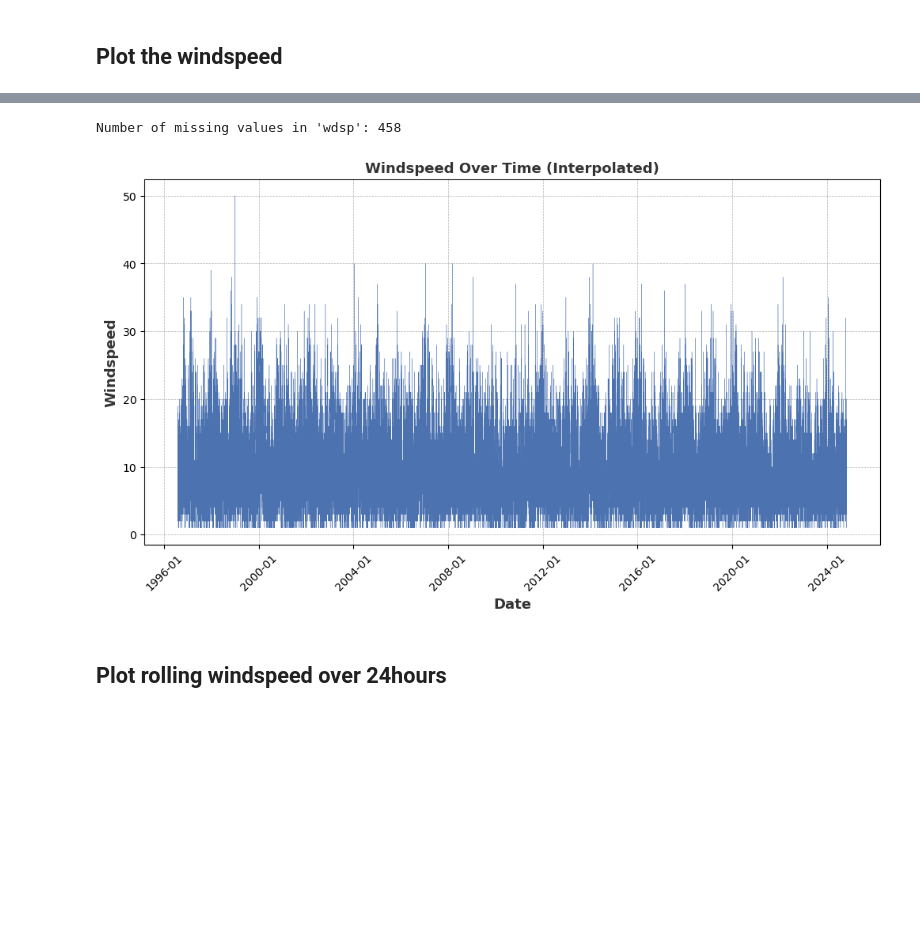
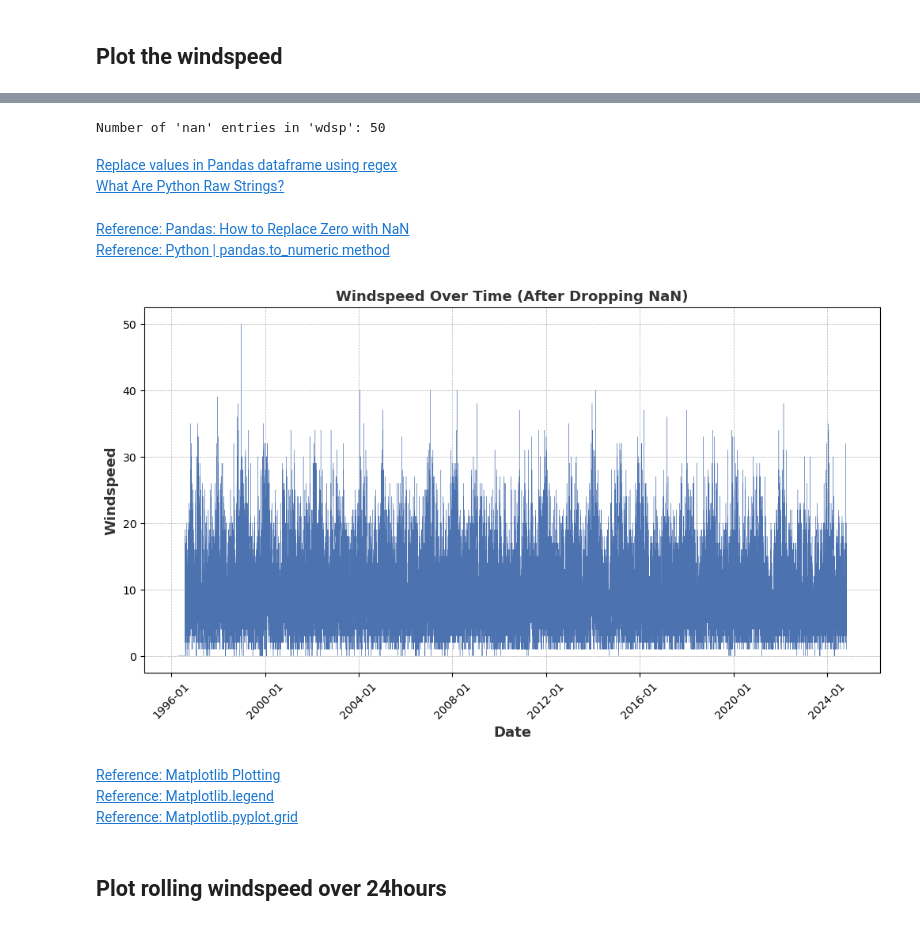
Before and after one commit to sarahembarry/PFDA-assignments, a Jupyter notebook: assignment_6_Weather.ipynb, the cells around one changed output, grey strips where cells are left out. Cells and saved outputs as stored; diff of their text form; code cells hidden in the pictures; blank space fills up the shorter version.

```diff
--- a/assignment_6_Weather.ipynb
+++ b/assignment_6_Weather.ipynb
@@ -54,24 +85,35 @@ plt.show()
 # %%
-data['wdsp'] = pd.to_numeric(data['wdsp'],errors ='coerce')
-data['wdsp'] = data['wdsp'].replace(0, np.nan)
-missing_count = data['wdsp'].isna().sum()
-print(f"Number of missing values in 'wdsp': {missing_count}")
+
+data['wdsp'] = data['wdsp'].replace(r'^ *$', 'nan', regex=True)
+nan_count = (data['wdsp'] == 'nan').sum()
+print(f"Number of 'nan' entries in 'wdsp': {nan_count}")
 # %% [output]
-Number of missing values in 'wdsp': 458
+Number of 'nan' entries in 'wdsp': 50
-# %%
-data['wdsp_interpolated'] = data['wdsp'].interpolate()
+# %% [markdown]
+[Replace values in Pandas dataframe using regex](https://www.geeksforgeeks.org/replace-values-in-pandas-dataframe-using-regex/)<br/>
+[What Are Python Raw Strings?](https://realpython.com/python-raw-strings/)
+# %%
+data['wdsp'] = pd.to_numeric(data['wdsp'], errors='coerce')
+data = data.dropna(subset=['wdsp'])
+# %% [markdown]
+[Reference: Pandas: How to Replace Zero with NaN](https://www.statology.org/pandas-replace-0-with-nan/)<br/>
+[Reference: Python | pandas.to_numeric method](https://www.geeksforgeeks.org/python-pandas-to_numeric-method/)
 # %%
 plt.figure(figsize=(12, 6))
-plt.plot(data['date'], data['wdsp_interpolated'], label='Interpolated Windspeed', color='#4C72B0', linestyle='-', linewidth=.25)
-plt.xlabel('Date',fontsize=13, fontweight='bold', color='#333333')
-plt.ylabel('Windspeed',fontsize=13, fontweight='bold', color='#333333')
-plt.title('Windspeed Over Time (Interpolated)',fontsize=13, fontweight='bold', color='#333333')
+plt.plot(data['date'], data['wdsp'], label='Windspeed', color='#4C72B0', linestyle='-', linewidth=0.25)
+plt.xlabel('Date', fontsize=13, fontweight='bold', color='#333333')
+plt.ylabel('Windspeed', fontsize=13, fontweight='bold', color='#333333')
+plt.title('Windspeed Over Time (After Dropping NaN)', fontsize=13, fontweight='bold', color='#333333')
 plt.grid(visible=True, linestyle='--', linewidth=0.5, color='gray', alpha=0.6)
 plt.gca().xaxis.set_major_formatter(plt.matplotlib.dates.DateFormatter('%Y-%m'))
 plt.xticks(rotation=45)
 plt.show()
 # %% [output]
-[figure, old version]
+[figure, new version]
+# %% [markdown]
+[Reference: Matplotlib Plotting](https://www.w3schools.com/python/matplotlib_plotting.asp)<br/>
+[Reference: Matplotlib.legend](https://matplotlib.org/stable/api/legend_api.html)<br/>
+[Reference: Matplotlib.pyplot.grid](https://matplotlib.org/2.1.2/api/_as_gen/matplotlib.pyplot.grid.html)
 # %% [markdown]
 ## Plot rolling windspeed over 24hours
 # %%
```
Also changed, not shown: parts of 19 cells of this notebook, 1 other file.
